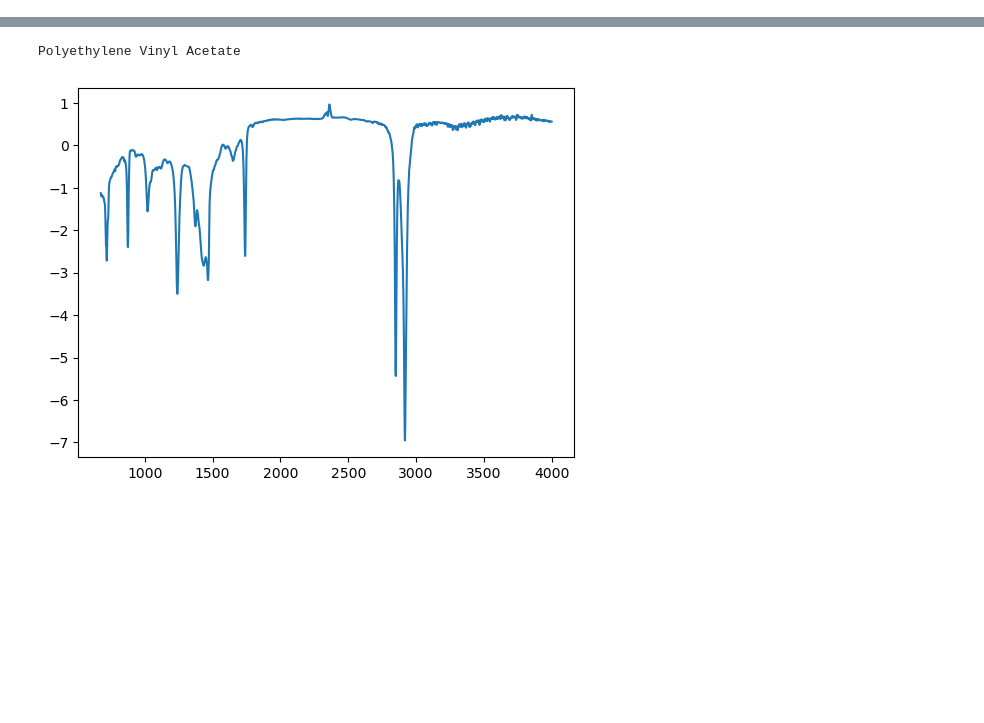
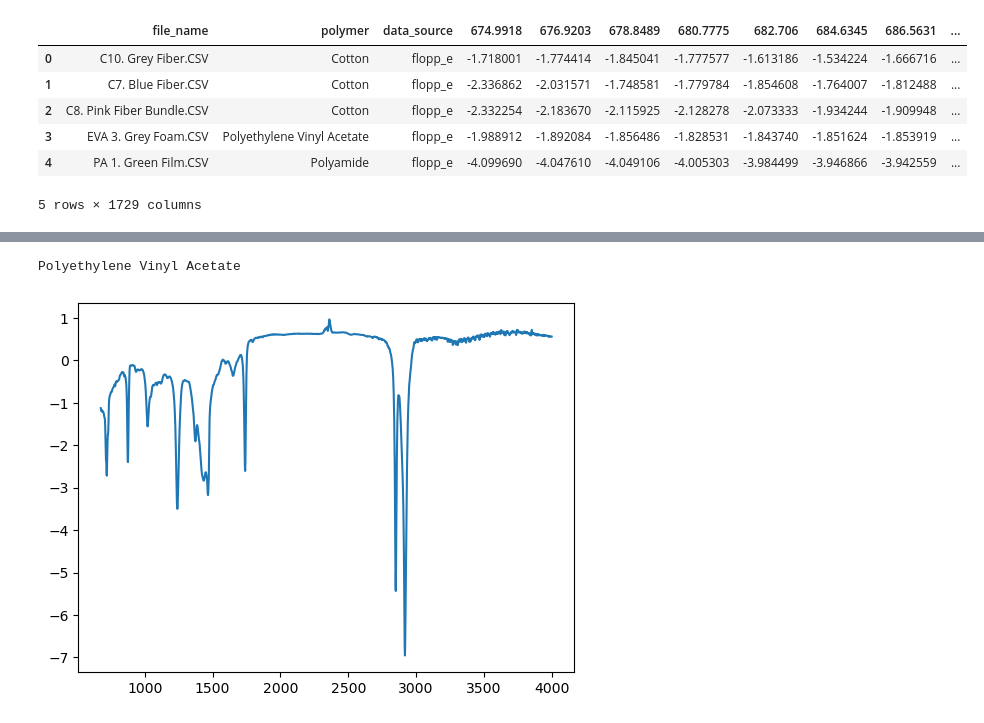
Before and after one commit to eochoarv/conformal-hqi, a Jupyter notebook: usage_example.ipynb, the cells around one changed output, grey strips where cells are left out. Cells and saved outputs as stored; diff of their text form; code cells hidden in the pictures; blank space fills up the shorter version.

```diff
--- a/usage_example.ipynb
+++ b/usage_example.ipynb
@@ -35,0 +37,13 @@ X_test = (X_test - X_test.mean(1)[:, None]) / X_test.std(1)[:, None]
+# %%
+# Read test set
+test_set = pd.read_csv('test_set.csv')
+del test_set['Unnamed: 0']
+test_set.head()
+# %% [output]
+|  | file_name | polymer | data_source | 674.9918 | 676.9203 | 678.8489 | 680.7775 | 682.706 | 684.6345 | 686.5631 | ... |
+| 0 | C10. Grey Fiber.CSV | Cotton | flopp_e | -1.718001 | -1.774414 | -1.845041 | -1.777577 | -1.613186 | -1.534224 | -1.666716 | ... |
+| 1 | C7. Blue Fiber.CSV | Cotton | flopp_e | -2.336862 | -2.031571 | -1.748581 | -1.779784 | -1.854608 | -1.764007 | -1.812488 | ... |
+| 2 | C8. Pink Fiber Bundle.CSV | Cotton | flopp_e | -2.332254 | -2.183670 | -2.115925 | -2.128278 | -2.073333 | -1.934244 | -1.909948 | ... |
+| 3 | EVA 3. Grey Foam.CSV | Polyethylene Vinyl Acetate | flopp_e | -1.988912 | -1.892084 | -1.856486 | -1.828531 | -1.843740 | -1.851624 | -1.853919 | ... |
+| 4 | PA 1. Green Film.CSV | Polyamide | flopp_e | -4.099690 | -4.047610 | -4.049106 | -4.005303 | -3.984499 | -3.946866 | -3.942559 | ... |
+5 rows × 1729 columns
```
Also changed, not shown: parts of 18 cells of this notebook, 8 other files.
